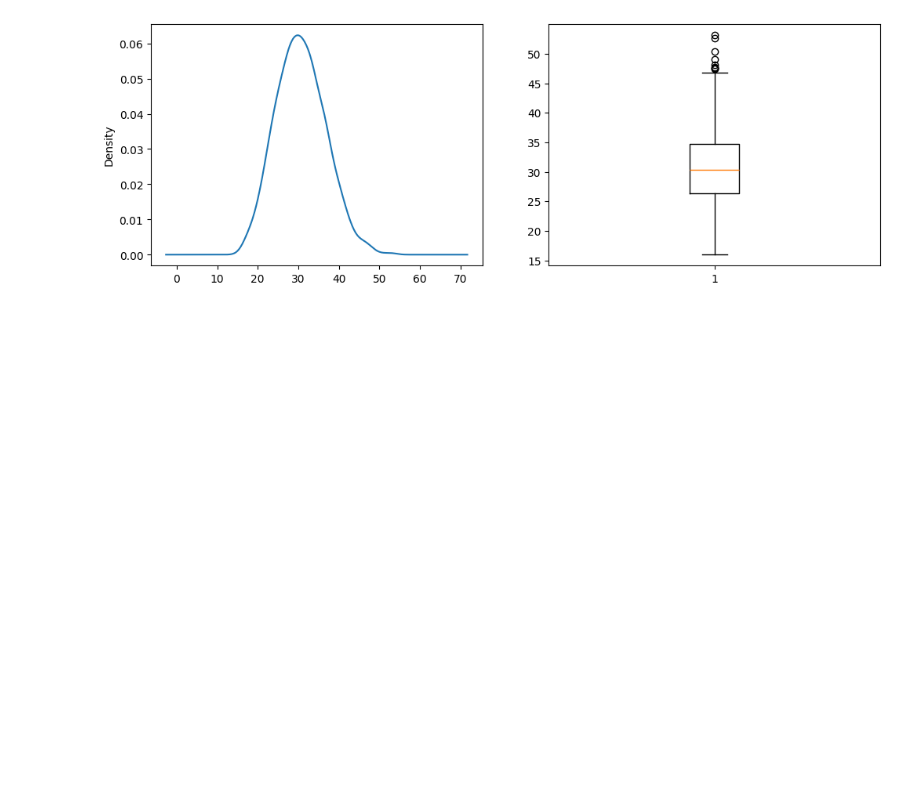
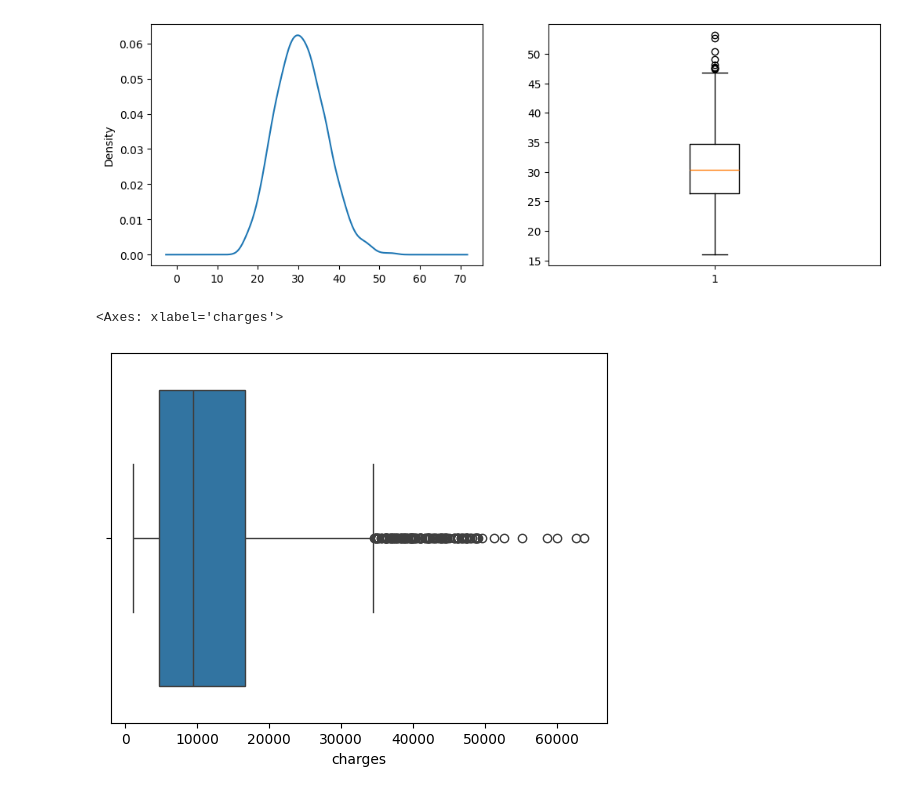
Before and after one commit to AryaWiratama26/EDA1, a Jupyter notebook: Belajar_EDA_1.ipynb, the cells around one changed output. Saved outputs shown, nothing was run; the diff lists cells and outputs as text; code cells hidden in the pictures; blank space fills up the shorter version.

```diff
--- a/Belajar_EDA_1.ipynb
+++ b/Belajar_EDA_1.ipynb
@@ -129,3 +129,8 @@ plt.boxplot(df['bmi'])
 plt.show()
 # %% [output]
 [figure]
+# %%
+sns.boxplot(x = df['charges'])
+# %% [output]
+<Axes: xlabel='charges'>
+[figure, added]
```
Also changed, not shown: parts of 4 cells of this notebook.
